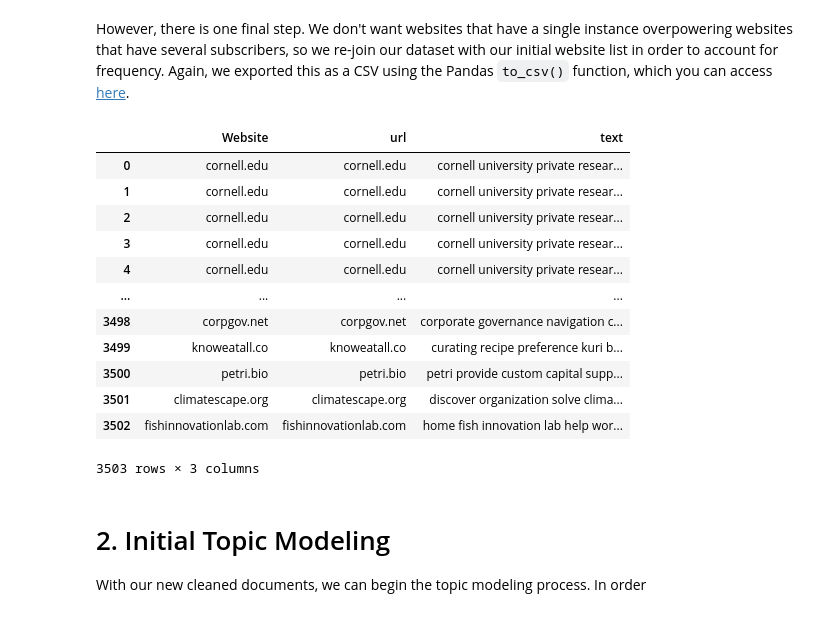
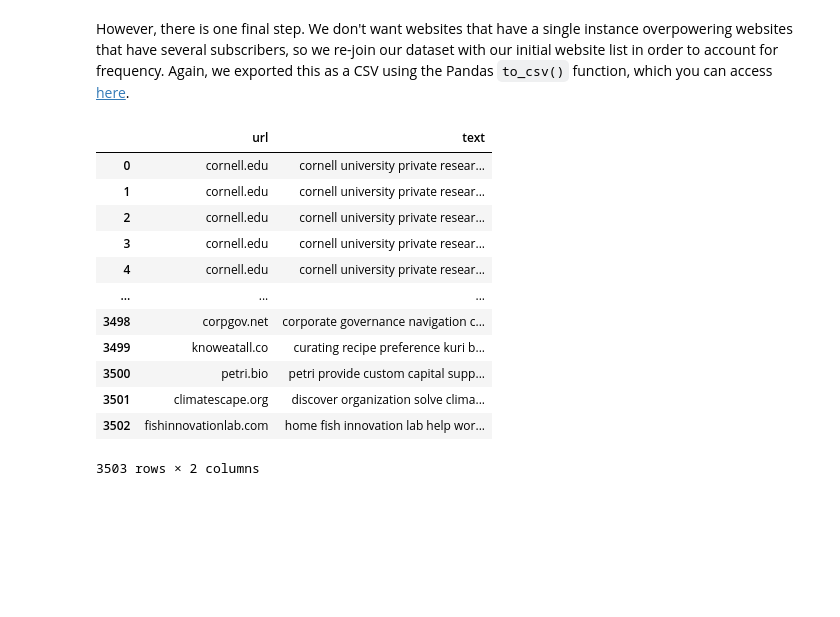
Before and after one commit to YuDrew/strategic-subscriber-segmentation, a Jupyter notebook: Strategic_Subscriber_Segmentation.ipynb, the cells around one changed output. Cells and saved outputs as stored; diff of their text form; code cells hidden in the pictures; blank space fills up the shorter version.

```diff
--- a/Strategic_Subscriber_Segmentation.ipynb
+++ b/Strategic_Subscriber_Segmentation.ipynb
@@ -558,24 +565,21 @@ english_cleaned_unique_df.to_csv('english_cleaned_unique.csv')
 However, there is one final step. We don't want websites that have a single instance overpowering websites that have several subscribers, so we re-join our dataset with our initial website list in order to account for frequency. Again, we exported this as a CSV using the Pandas `to_csv()` function, which you can access [here](https://raw.githubusercontent.com/YuDrew/strategic-subscriber-sorter/main/english_cleaned_all.csv).
 # %%
 english_cleaned_all_df = websites_df.merge(english_cleaned_unique_df, left_on='Website', right_on='url', how= 'inner')
+english_cleaned_all_df = english_cleaned_all_df[['url','text']]
 english_cleaned_all_df
 # %% [output]
-|  | Website | url | text |
-| 0 | cornell.edu | cornell.edu | cornell university private resear... |
-| 1 | cornell.edu | cornell.edu | cornell university private resear... |
-| 2 | cornell.edu | cornell.edu | cornell university private resear... |
-| 3 | cornell.edu | cornell.edu | cornell university private resear... |
-| 4 | cornell.edu | cornell.edu | cornell university private resear... |
-| ... | ... | ... | ... |
-| 3498 | corpgov.net | corpgov.net | corporate governance navigation c... |
-| 3499 | knoweatall.co | knoweatall.co | curating recipe preference kuri b... |
-| 3500 | petri.bio | petri.bio | petri provide custom capital supp... |
-| 3501 | climatescape.org | climatescape.org | discover organization solve clima... |
-| 3502 | fishinnovationlab.com | fishinnovationlab.com | home fish innovation lab help wor... |
+|  | url | text |
+| 0 | cornell.edu | cornell university private resear... |
+| 1 | cornell.edu | cornell university private resear... |
+| 2 | cornell.edu | cornell university private resear... |
+| 3 | cornell.edu | cornell university private resear... |
+| 4 | cornell.edu | cornell university private resear... |
+| ... | ... | ... |
+| 3498 | corpgov.net | corporate governance navigation c... |
+| 3499 | knoweatall.co | curating recipe preference kuri b... |
+| 3500 | petri.bio | petri provide custom capital supp... |
+| 3501 | climatescape.org | discover organization solve clima... |
+| 3502 | fishinnovationlab.com | home fish innovation lab help wor... |
-3503 rows × 3 columns
+3503 rows × 2 columns
 # %%
 english_cleaned_all_df.to_csv('english_cleaned_all.csv')
-# %% [markdown]
-# 2. Initial Topic Modeling
-
-With our new cleaned documents, we can begin the topic modeling process. In order
```
Also changed, not shown: parts of 75 cells of this notebook, 3 other files.
